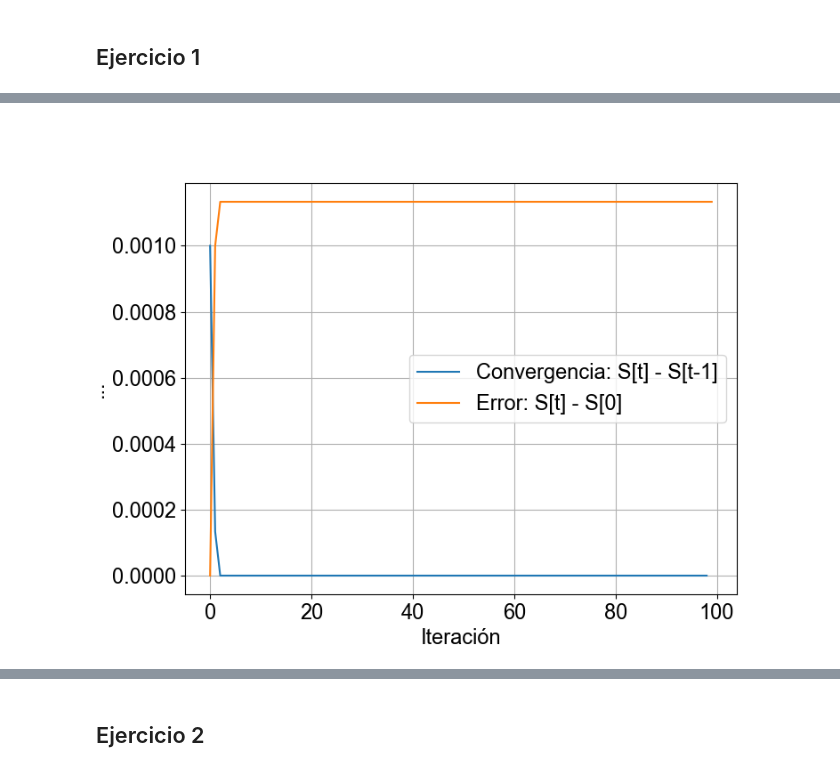
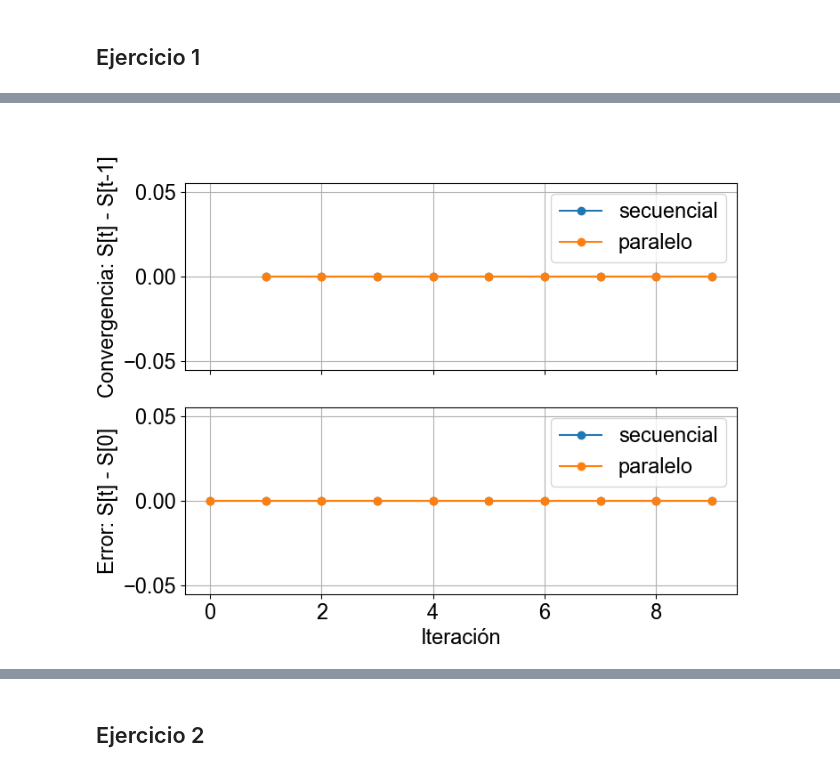
Before and after one commit to Lupama2/RedesNeuronales, a Jupyter notebook: Practicas/practica_6/Chehade_practica6.ipynb, the cells around one changed output, grey strips where cells are left out. Cells and saved outputs as stored; diff of their text form; code cells hidden in the pictures.

```diff
--- a/Practicas/practica_6/Chehade_practica6.ipynb
+++ b/Practicas/practica_6/Chehade_practica6.ipynb
@@ -23,8 +24,11 @@ font = {'family' : 'Arial',
         'size'   : 17}
 matplotlib.rc('font', **font)
 # %%
-alpha = 0.12
-N = 500
+alpha_vec = np.array([0.12, 0.14, 0.16, 0.18])
+# N_vec = np.array([500, 1000, 2000, 4000])
+N_vec = np.array([50, 100, 200, 400])
+alpha = alpha_vec[0] #valor típico a usar en las simulaciones
+N = N_vec[0] #valor típico a usar en las simulaciones
 
 #Calculo p
 p = int(alpha*N)
@@ -81,4 +79,8 @@ def E_Lyapunov(S, W):
     #S: configuración de la red
 
     return -1/2*np.sum(W*np.outer(S, S))
+
+def overlap_determinista(S, x):
+    #Calcula el overlap entre s y x
+    return np.dot(S, x)/N
 # %%
@@ -116,17 +138,34 @@ error_medio = np.mean(error_matrix, axis = 0)
-# %%
-#Grafico E_Lyapunov vs t
-
-fig, ax = plt.subplots(1,1, figsize = (8,6))
-
-# ax.plot(E_Lyapunov_array - 2*np.min(E_Lyapunov_array), 'o-', label = 'Energía de Lyapunov')
-ax.plot(delta_S_medio, label = "Convergencia: S[t] - S[t-1]")
-ax.plot(error_medio, label = "Error: S[t] - S[0]")
-ax.set_xlabel('Iteración')
-ax.set_ylabel('...')
-# ax.set_yscale("log")
-ax.legend()
-
-ax.grid()
-plt.show()
-# %% [output]
-[figure, removed]
+# %%
+N_iter = 10
+delta_S_medio_seq, delta_S_std_seq, error_medio_seq, error_std_seq, overlap_vec_seq, f_conv_seq = evolution(p, N, iter_secuencial_determinista, overlap_determinista, N_iter = N_iter, calculate_all=True)
+delta_S_medio_par, delta_S_std_par, error_medio_par, error_std_par, overlap_vec_par, f_conv_par = evolution(p, N, iter_secuencial_determinista, overlap_determinista, N_iter = N_iter, calculate_all=True)
+# %%
+#Grafico delta_S_medio y error_medio
+fig, ax = plt.subplots(2,1, figsize = (8,6), sharex=True)
+
+#Grafuco delta_S_medio con error
+ax[0].plot(np.arange(1, N_iter), delta_S_medio_seq, "o-", label = 'secuencial')
+ax[0].fill_between(np.arange(1, N_iter), delta_S_medio_seq - delta_S_std_seq, delta_S_medio_seq + delta_S_std_seq, alpha = 0.3)
+ax[0].plot(np.arange(1, N_iter), delta_S_medio_par, "o-", label = 'paralelo')
+ax[0].fill_between(np.arange(1, N_iter), delta_S_medio_par - delta_S_std_par, delta_S_medio_par + delta_S_std_par, alpha = 0.3)
+
+ax[0].set_ylabel('Convergencia: S[t] - S[t-1]')
+ax[0].legend()
+ax[0].grid()
+
+
+ax[1].plot(np.arange(0, N_iter), error_medio_seq, "o-", label = 'secuencial')
+ax[1].fill_between(np.arange(0, N_iter), error_medio_seq - error_std_seq, error_medio_seq + error_std_seq, alpha = 0.3)
+ax[1].plot(np.arange(0, N_iter), error_medio_par, "o-", label = 'paralelo')
+ax[1].fill_between(np.arange(0, N_iter), error_medio_par - error_std_par, error_medio_par + error_std_par, alpha = 0.3)
+
+ax[1].set_ylabel('Error: S[t] - S[0]')
+ax[1].set_xlabel('Iteración')
+ax[1].legend()
+# ax.set_yscale("log")
+ax[1].grid()
+
+
+plt.show()
+# %% [output]
+[figure, added]
```
Also changed, not shown: parts of 7 cells of this notebook.
